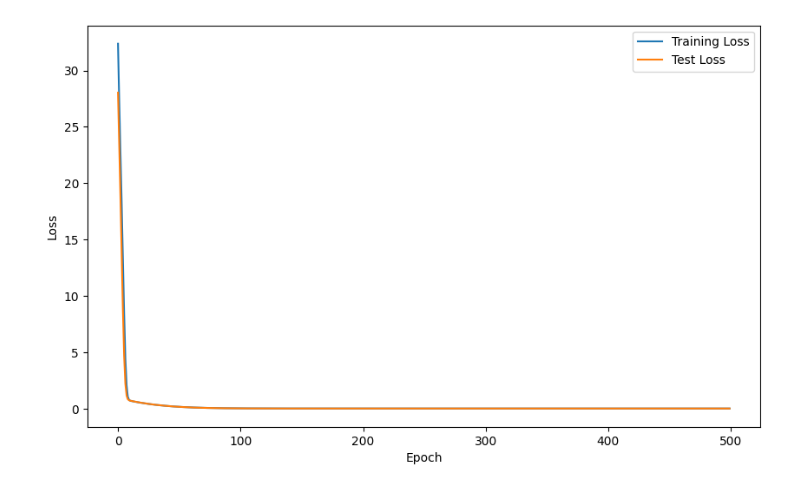
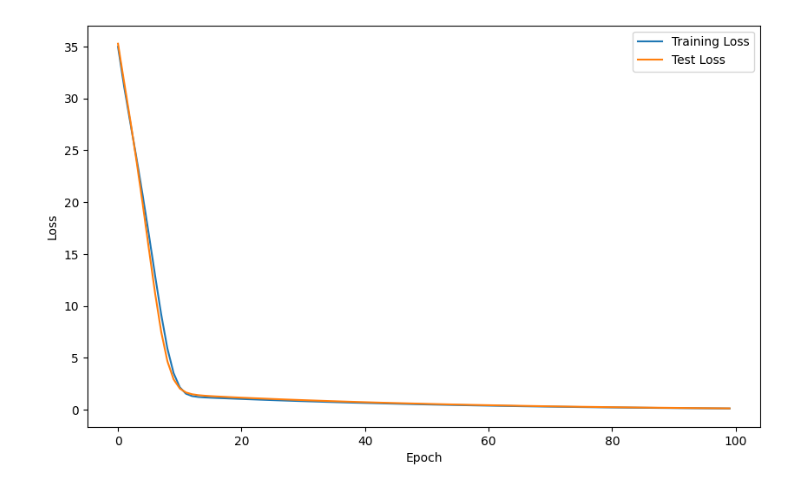
Before and after one commit to mervegb/deep-learning, a Jupyter notebook: training_regression_model.ipynb, the cells around one changed output. Drawn from its saved outputs; the diff is of its cells as text; code cells hidden in the pictures.

```diff
--- a/training_regression_model.ipynb
+++ b/training_regression_model.ipynb
@@ -134,14 +134,14 @@ y_test_tensor = torch.FloatTensor(y_test)
 # Initialize model, loss function, and optimizer
 model = MultiLayerModel()
 loss_function = nn.MSELoss()
-optimizer = optim.SGD(model.parameters(), lr=0.01)
+optimizer = torch.optim.SGD(model.parameters(), lr=0.01)
 
 # Initialize lists to save loss history
 train_loss_history = []
 test_loss_history = []
 
 # Train the model
-n_epochs = 500
+n_epochs = 100
 
 for epoch in range(n_epochs):
     model.train()
@@ -159,7 +159,7 @@ for epoch in range(n_epochs):
     train_loss_history.append(loss.item())
     test_loss_history.append(test_loss.item())
 
-    if (epoch + 1) % 50 == 0:
+    if (epoch + 1) % 10 == 0:
         print(f'Epoch [{epoch+1}/{n_epochs}], Train Loss: {loss.item():.4f}, Test Loss: {test_loss.item():.4f}')
 
 # Plotting
@@ -184 +184 @@ Epoch [500/500], Train Loss: 0.0013, Test Loss: 0.0013
-[figure, old version]
+[figure, new version]
```
Also changed, not shown: parts of 2 cells of this notebook.
